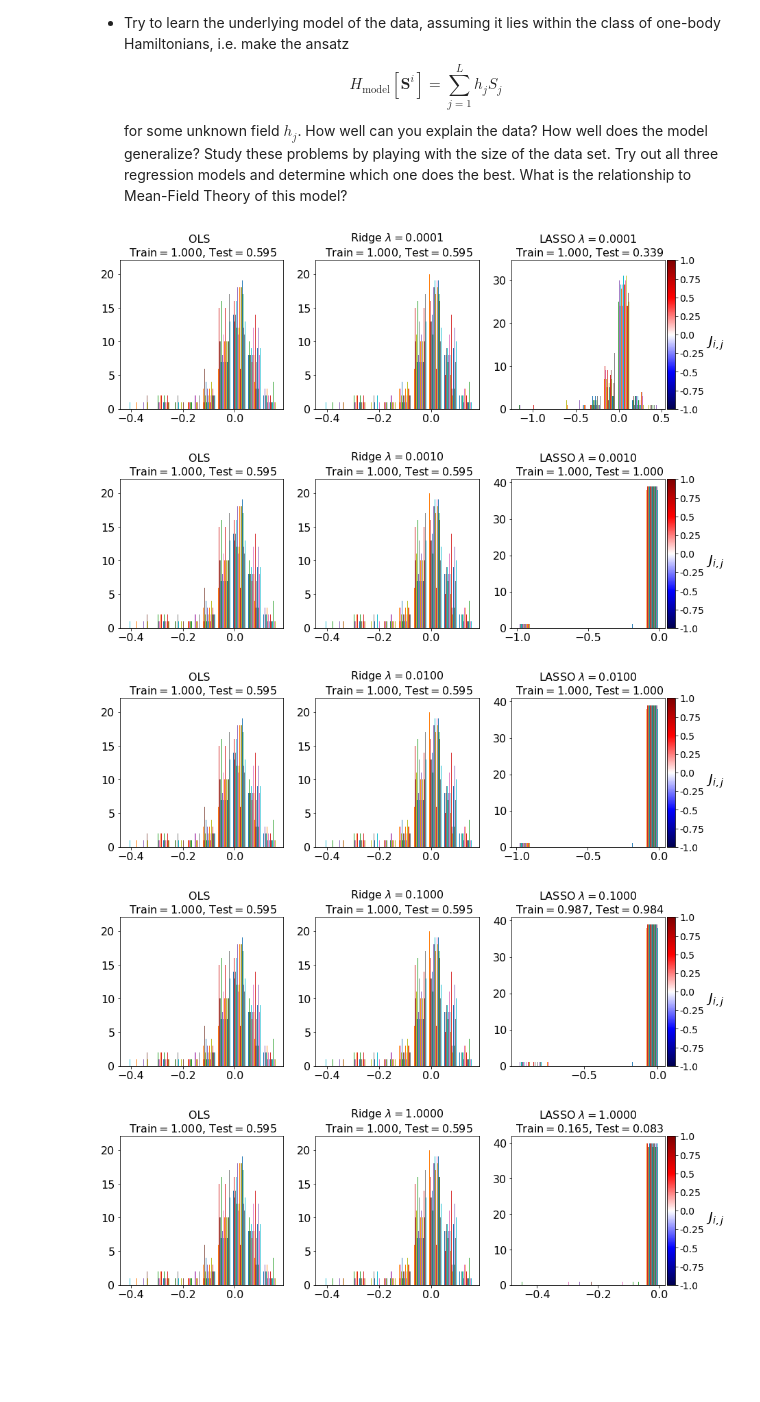
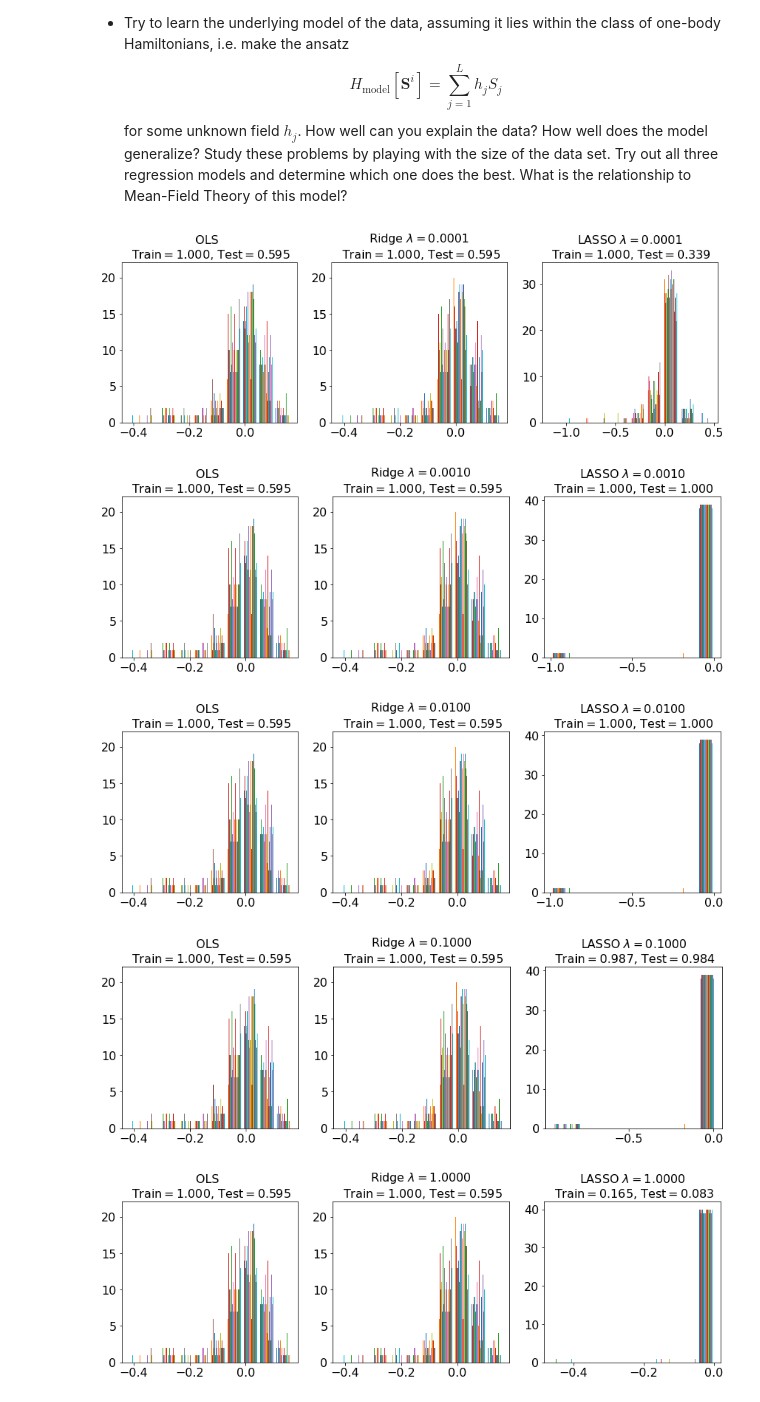
Before and after one commit to raykil/PY580-Machine-Learning, a Jupyter notebook: Copy_of_NB4_CVI_linreg_ising.ipynb, the cells around one changed output. Saved outputs shown, nothing was run; the diff lists cells and outputs as text; code cells hidden in the pictures; blank space fills up the shorter version.

```diff
--- a/Copy_of_NB4_CVI_linreg_ising.ipynb
+++ b/Copy_of_NB4_CVI_linreg_ising.ipynb
@@ -276,42 +276,35 @@ for lmbda in lmbdas:
     coefs_lasso.append(lasso.coef_) # store weights
     # use the coefficient of determination R^2 as the performance of prediction.
     train_errors_lasso.append(lasso.score(X_train, Y_train))
     test_errors_lasso.append(lasso.score(X_test,Y_test))
 
     ### plot Ising interaction J
     J_leastsq=np.array(leastsq.coef_).reshape((L,L))
     J_ridge=np.array(ridge.coef_).reshape((L,L))
     J_lasso=np.array(lasso.coef_).reshape((L,L))
 
     cmap_args=dict(vmin=-1., vmax=1., cmap='seismic')
 
     fig, axarr = plt.subplots(nrows=1, ncols=3)
 
     axarr[0].hist(J_leastsq)
     axarr[0].set_title('OLS \n Train$=%.3f$, Test$=%.3f$'%(train_errors_leastsq[-1], test_errors_leastsq[-1]),fontsize=16)
     axarr[0].tick_params(labelsize=16)
 
     axarr[1].hist(J_ridge)
     axarr[1].set_title('Ridge $\lambda=%.4f$\n Train$=%.3f$, Test$=%.3f$' %(lmbda,train_errors_ridge[-1],test_errors_ridge[-1]),fontsize=16)
     axarr[1].tick_params(labelsize=16)
 
     axarr[2].hist(J_lasso)
     axarr[2].set_title('LASSO $\lambda=%.4f$\n Train$=%.3f$, Test$=%.3f$' %(lmbda,train_errors_lasso[-1],test_errors_lasso[-1]),fontsize=16)
     axarr[2].tick_params(labelsize=16)
 
     divider = make_axes_locatable(axarr[2])
-    cax = divider.append_axes("right", size="5%", pad=0.05, add_to_figure=True)
-    cbar=fig.colorbar(im, cax=cax)
-
-    cbar.ax.set_yticklabels(np.arange(-1.0, 1.0+0.25, 0.25),fontsize=14)
-    cbar.set_label('$J_{i,j}$',labelpad=15, y=0.5,fontsize=20,rotation=0)
-
     fig.subplots_adjust(right=2.0)
-
     plt.show()
 # %% [output]
-[figure, old version]
+[figure, new version]
-[figure, old version]
+[figure, new version]
-[figure, old version]
+[figure, new version]
-[figure, old version]
+[figure, new version]
-[figure, old version]
+[figure, new version]
```
Also changed, not shown: parts of 1 cell of this notebook.
